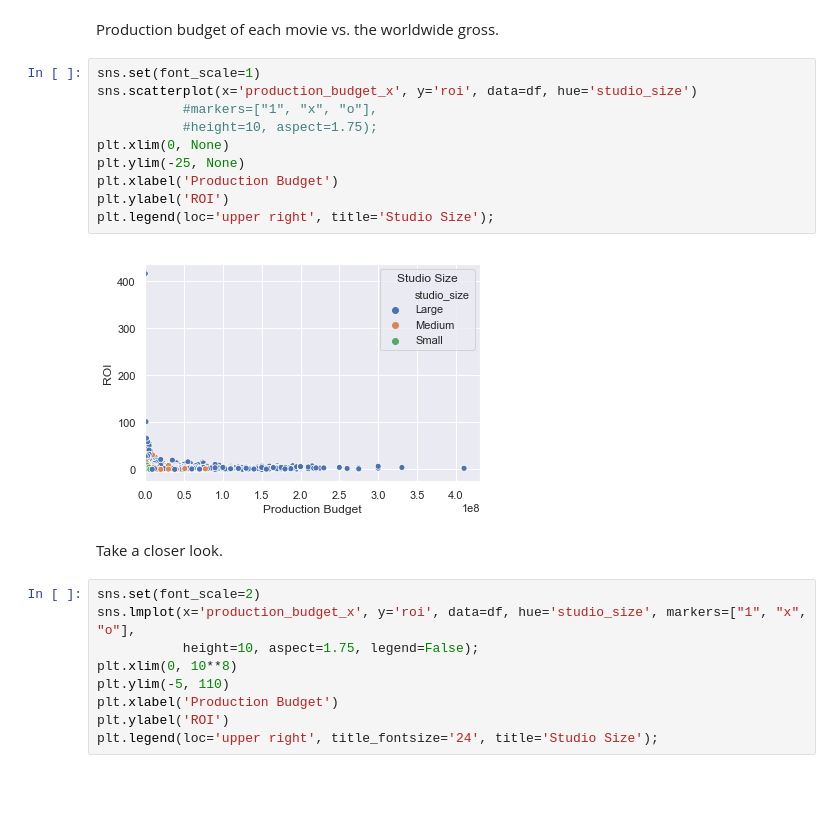
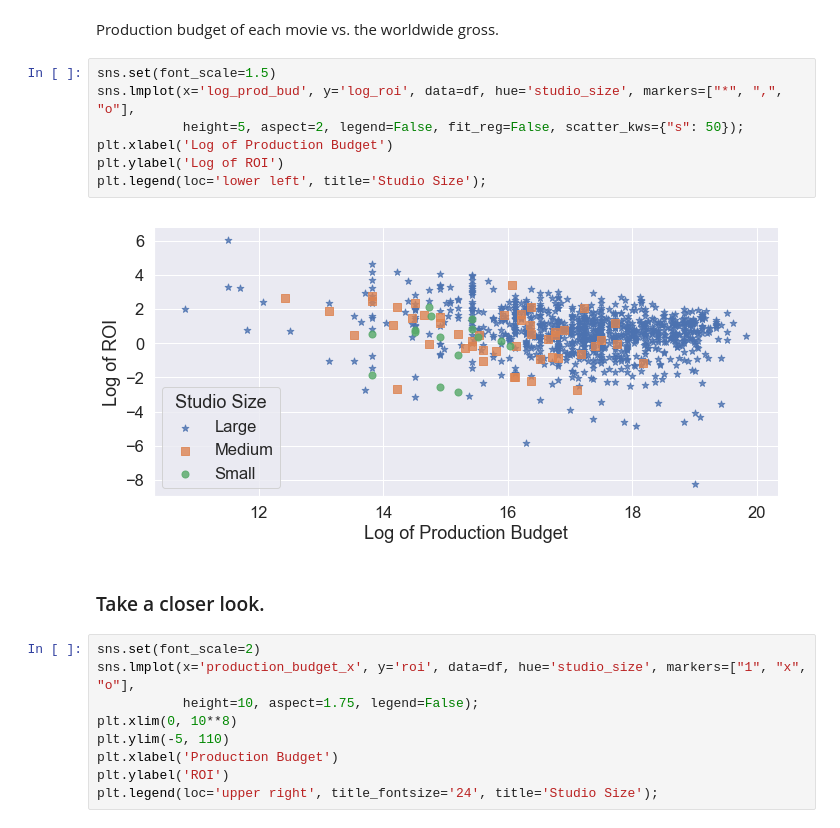
Before and after one commit to StevenDye/FIS-Mod1-Project, a Jupyter notebook: project/SD_Data_Visualization.ipynb, the cells around one changed output. Drawn from its saved outputs; the diff is of its cells as text; blank space fills up the shorter version.

Commit message:
Finalized visuals

```diff
--- a/project/SD_Data_Visualization.ipynb
+++ b/project/SD_Data_Visualization.ipynb
@@ -76,19 +76,16 @@ Obvious rounding artificats.
 # %% [markdown]
 Production budget of each movie vs. the worldwide gross.
 # %%
-sns.set(font_scale=1)
-sns.scatterplot(x='production_budget_x', y='roi', data=df, hue='studio_size')
-           #markers=["1", "x", "o"],
-           #height=10, aspect=1.75);
-plt.xlim(0, None)
-plt.ylim(-25, None)
-plt.xlabel('Production Budget')
-plt.ylabel('ROI')
-plt.legend(loc='upper right', title='Studio Size');
+sns.set(font_scale=1.5)
+sns.lmplot(x='log_prod_bud', y='log_roi', data=df, hue='studio_size', markers=["*", ",", "o"],
+           height=5, aspect=2, legend=False, fit_reg=False, scatter_kws={"s": 50});
+plt.xlabel('Log of Production Budget')
+plt.ylabel('Log of ROI')
+plt.legend(loc='lower left', title='Studio Size');
 # %% [output]
-[figure, old version]
+[figure, new version]
 # %% [markdown]
-Take a closer look.
+### Take a closer look.
 # %%
 sns.set(font_scale=2)
 sns.lmplot(x='production_budget_x', y='roi', data=df, hue='studio_size', markers=["1", "x", "o"],
```
Also changed, not shown: parts of 6 cells of this notebook.
